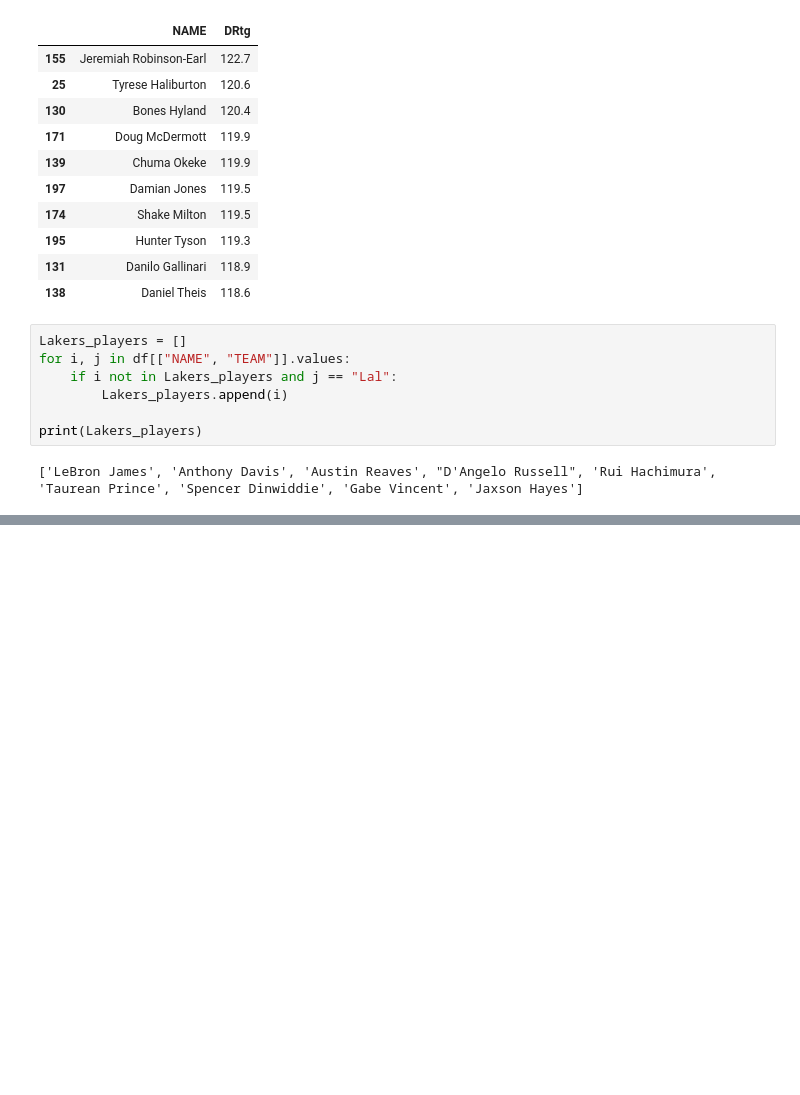
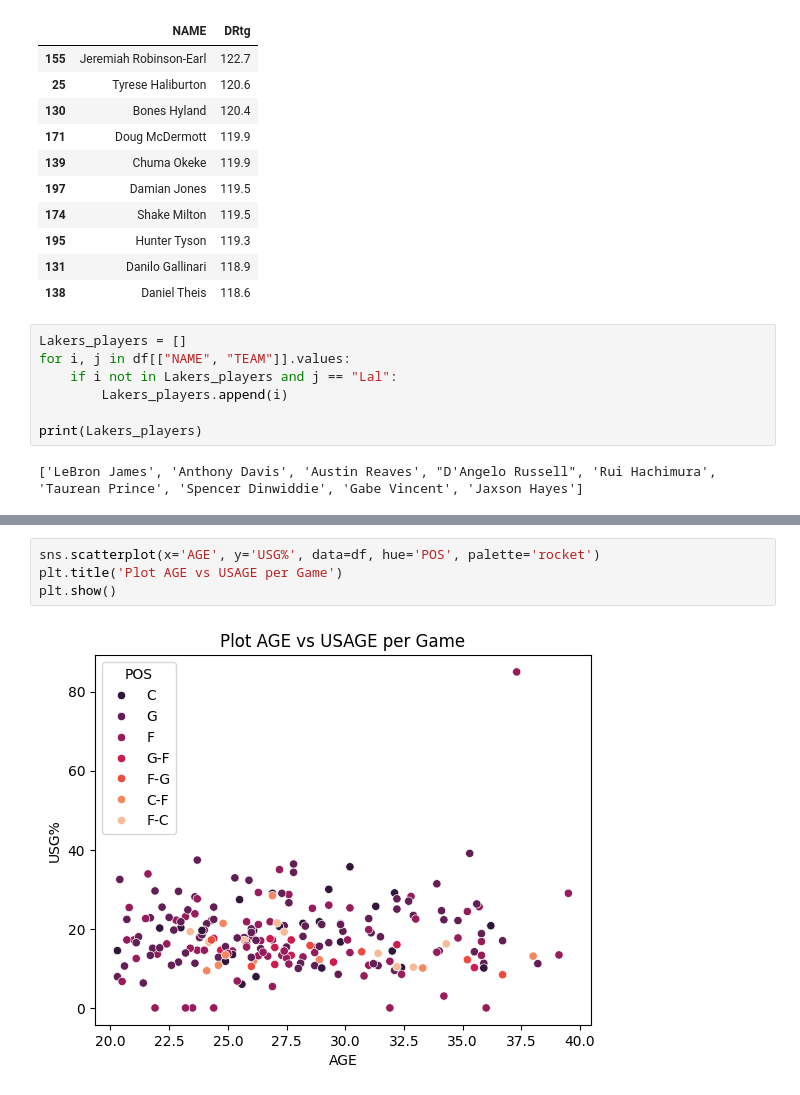
Before and after one commit to AkshitR1/Data-Visualization, a Jupyter notebook: nba-playoff/nbap.ipynb, the cells around one changed output, grey strips where cells are left out. Cells and saved outputs as stored; diff of their text form; blank space fills up the shorter version.

```diff
--- a/nba-playoff/nbap.ipynb
+++ b/nba-playoff/nbap.ipynb
@@ -74,0 +92,6 @@ plt.show()
+# %%
+sns.scatterplot(x='AGE', y='USG%', data=df, hue='POS', palette='rocket')
+plt.title('Plot AGE vs USAGE per Game')
+plt.show()
+# %% [output]
+[figure, added]
```
Also changed, not shown: parts of 8 cells of this notebook, 1 other file.
